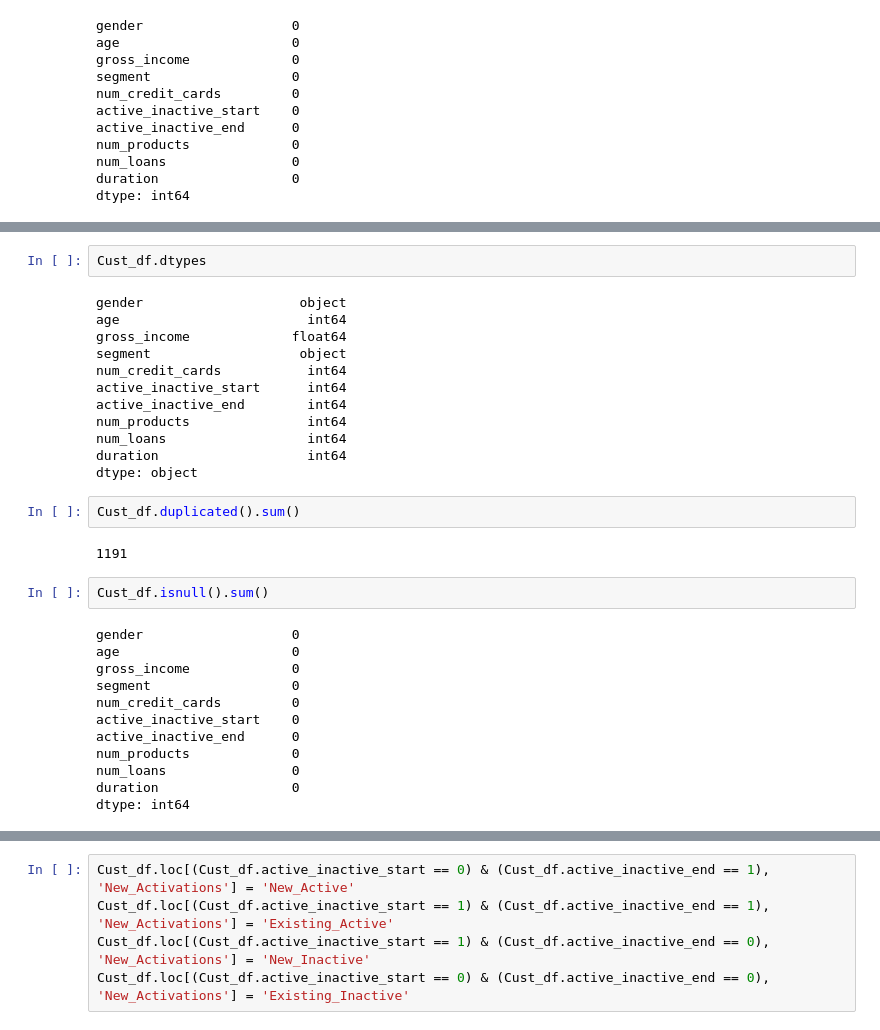
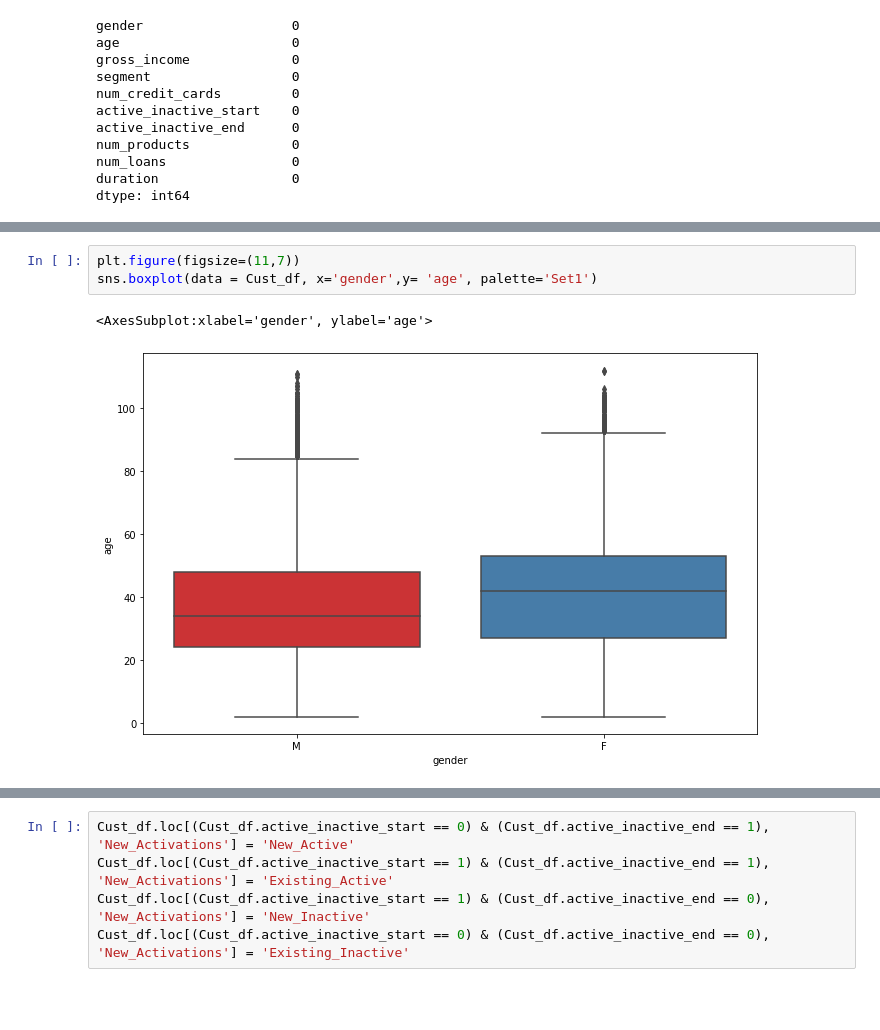
Before and after one commit to ArijitDana/Customer_Retention_Analysis, a Jupyter notebook: Customer_Retention_Working_File.ipynb, the cells around one changed output, grey strips where cells are left out. Saved outputs shown, nothing was run; the diff lists cells and outputs as text; blank space fills up the shorter version.

```diff
--- a/Customer_Retention_Working_File.ipynb
+++ b/Customer_Retention_Working_File.ipynb
@@ -151,33 +159,7 @@ Cust_df.head(10)
-# %%
-Cust_df.dtypes
-# %% [output]
-gender                    object
-age                        int64
-gross_income             float64
-segment                   object
-num_credit_cards           int64
-active_inactive_start      int64
-active_inactive_end        int64
-num_products               int64
-num_loans                  int64
-duration                   int64
-dtype: object
-# %%
-Cust_df.duplicated().sum()
-# %% [output]
-1191
-# %%
-Cust_df.isnull().sum()
-# %% [output]
-gender                   0
-age                      0
-gross_income             0
-segment                  0
-num_credit_cards         0
-active_inactive_start    0
-active_inactive_end      0
-num_products             0
-num_loans                0
-duration                 0
-dtype: int64
+# %%
+plt.figure(figsize=(11,7))
+sns.boxplot(data = Cust_df, x='gender',y= 'age', palette='Set1')
+# %% [output]
+<AxesSubplot:xlabel='gender', ylabel='age'>
+[figure, added]
 # %% [markdown]
```
Also changed, not shown: parts of 58 cells of this notebook.
